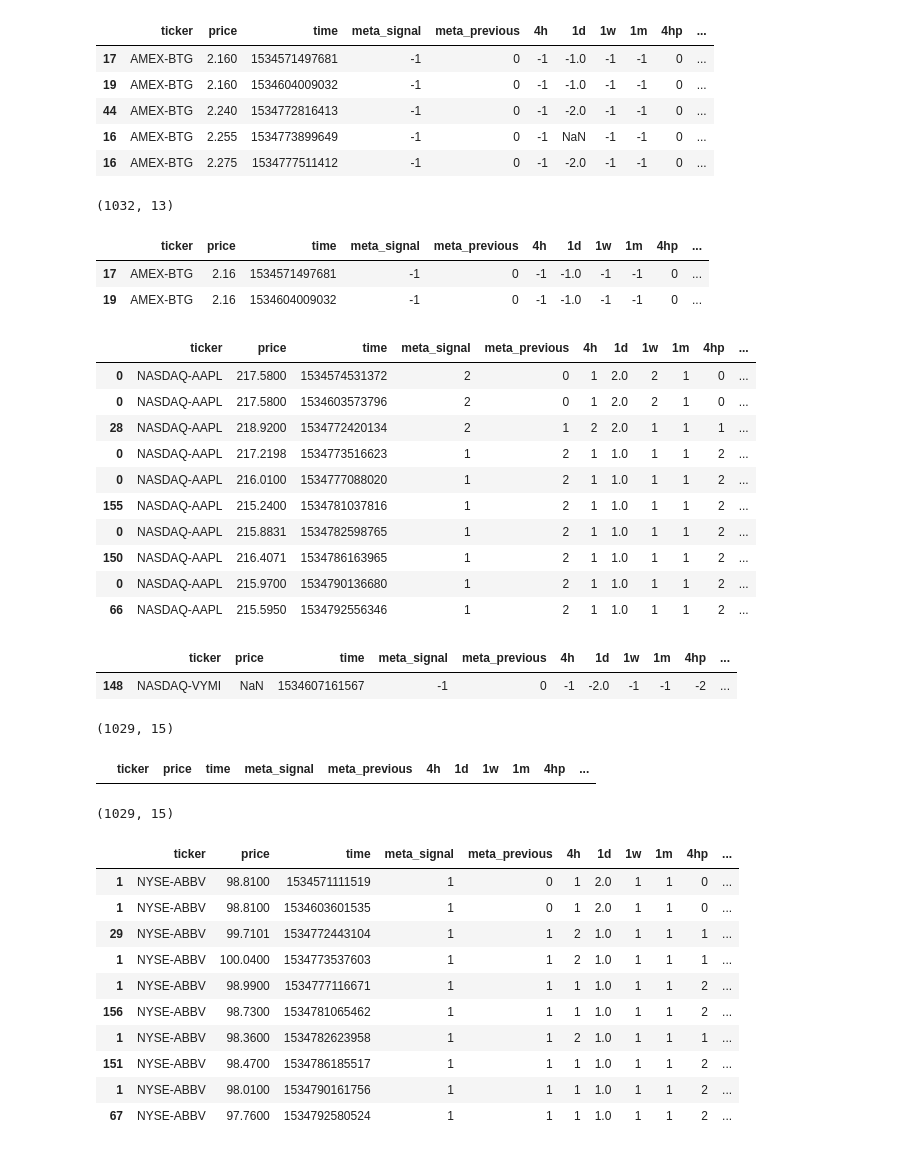
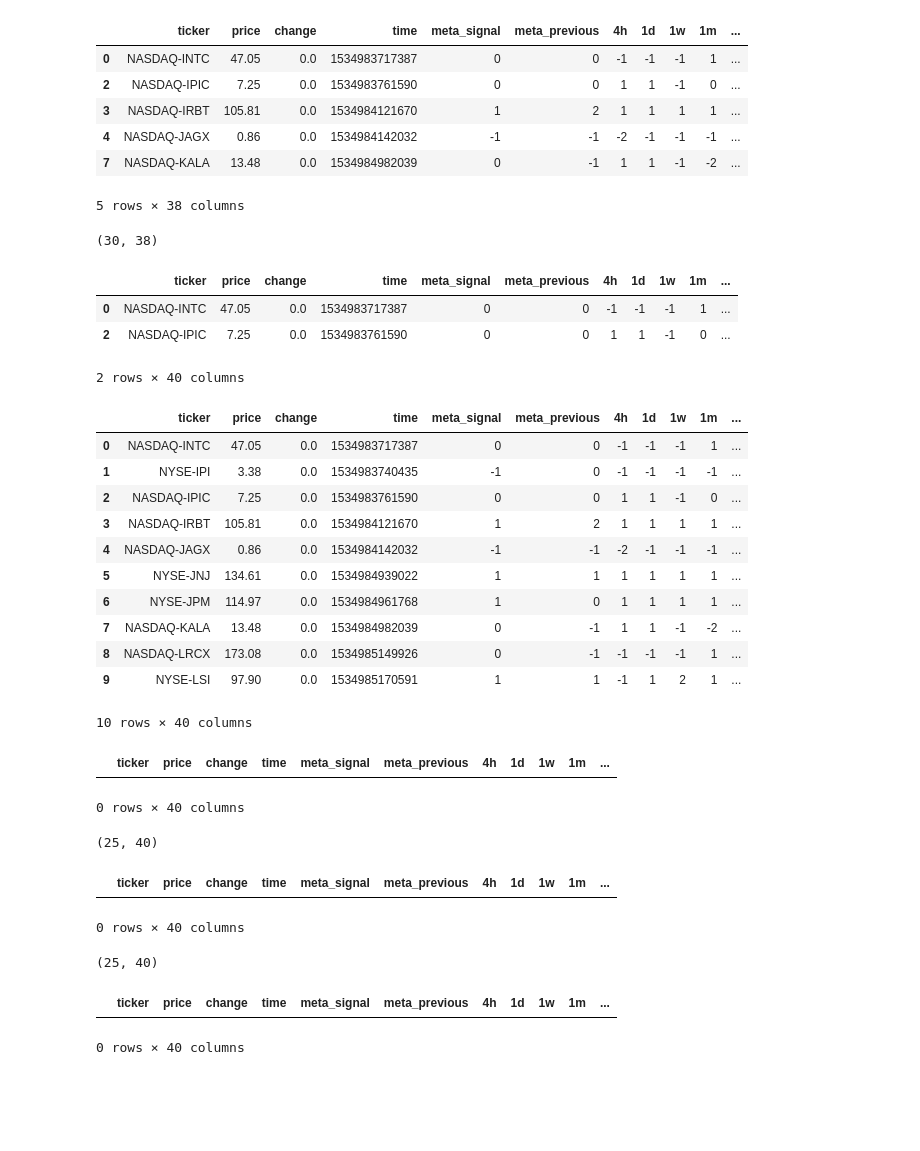
Before and after one commit to atomantic/stock_signals, a Jupyter notebook: data/Signals.ipynb, the cells around one changed output. Drawn from its saved outputs; the diff is of its cells as text; code cells hidden in the pictures; blank space fills up the shorter version.

```diff
--- a/data/Signals.ipynb
+++ b/data/Signals.ipynb
@@ -17,86 +11,85 @@ csv_files
 # %%
 frame = pd.DataFrame()
 list_ = []
 for file_ in csv_files:
     df = pd.read_csv(file_,index_col=None, header=None)
     list_.append(df)
 frame = pd.concat(list_)
-frame.columns = ["ticker", "price", "time",
-                "meta_signal", "meta_previous",
+frame.columns = ["ticker","price","change","time","meta_signal","meta_previous",
                 "4h","1d","1w","1m",
-                "4hp","1dp","1wp","1mp"]
+                "4hp","1dp","1wp","1mp",
+                "4h_rsi","4h_stochrsi","4h_stoch","4h_ult","4h_macd","4h_hull",
+                "1d_rsi","1d_stochrsi","1d_stoch","1d_ult","1d_macd","1d_hull",
+                "1w_rsi","1w_stochrsi","1w_stoch","1w_ult","1w_macd","1w_hull",
+                "1m_rsi","1m_stochrsi","1m_stoch","1m_ult","1m_macd","1m_hull"
+                ]
 frame.sort_values(['ticker', 'time'], inplace=True)
 frame.head(5)
 # %% [output]
-|  | ticker | price | time | meta_signal | meta_previous | 4h | 1d | 1w | 1m | 4hp | ... |
-| 17 | AMEX-BTG | 2.160 | 1534571497681 | -1 | 0 | -1 | -1.0 | -1 | -1 | 0 | ... |
-| 19 | AMEX-BTG | 2.160 | 1534604009032 | -1 | 0 | -1 | -1.0 | -1 | -1 | 0 | ... |
-| 44 | AMEX-BTG | 2.240 | 1534772816413 | -1 | 0 | -1 | -2.0 | -1 | -1 | 0 | ... |
-| 16 | AMEX-BTG | 2.255 | 1534773899649 | -1 | 0 | -1 | NaN | -1 | -1 | 0 | ... |
-| 16 | AMEX-BTG | 2.275 | 1534777511412 | -1 | 0 | -1 | -2.0 | -1 | -1 | 0 | ... |
+|  | ticker | price | change | time | meta_signal | meta_previous | 4h | 1d | 1w | 1m | ... |
+| 0 | NASDAQ-INTC | 47.05 | 0.0 | 1534983717387 | 0 | 0 | -1 | -1 | -1 | 1 | ... |
+| 2 | NASDAQ-IPIC | 7.25 | 0.0 | 1534983761590 | 0 | 0 | 1 | 1 | -1 | 0 | ... |
+| 3 | NASDAQ-IRBT | 105.81 | 0.0 | 1534984121670 | 1 | 2 | 1 | 1 | 1 | 1 | ... |
+| 4 | NASDAQ-JAGX | 0.86 | 0.0 | 1534984142032 | -1 | -1 | -2 | -1 | -1 | -1 | ... |
+| 7 | NASDAQ-KALA | 13.48 | 0.0 | 1534984982039 | 0 | -1 | 1 | 1 | -1 | -2 | ... |
+5 rows × 38 columns
 # %%
 frame.shape
 # %% [output]
-(1032, 13)
+(30, 38)
 # %%
 # split ticker into market-name
 frame['market'], frame['name'] = frame.ticker.str.split('-', 1).str
 frame.head(2)
 # %% [output]
-|  | ticker | price | time | meta_signal | meta_previous | 4h | 1d | 1w | 1m | 4hp | ... |
-| 17 | AMEX-BTG | 2.16 | 1534571497681 | -1 | 0 | -1 | -1.0 | -1 | -1 | 0 | ... |
-| 19 | AMEX-BTG | 2.16 | 1534604009032 | -1 | 0 | -1 | -1.0 | -1 | -1 | 0 | ... |
+|  | ticker | price | change | time | meta_signal | meta_previous | 4h | 1d | 1w | 1m | ... |
+| 0 | NASDAQ-INTC | 47.05 | 0.0 | 1534983717387 | 0 | 0 | -1 | -1 | -1 | 1 | ... |
+| 2 | NASDAQ-IPIC | 7.25 | 0.0 | 1534983761590 | 0 | 0 | 1 | 1 | -1 | 0 | ... |
+2 rows × 40 columns
 # %%
 frame.sort_values(['name', 'time'], inplace=True)
 frame.head(10)
 # %% [output]
-|  | ticker | price | time | meta_signal | meta_previous | 4h | 1d | 1w | 1m | 4hp | ... |
-| 0 | NASDAQ-AAPL | 217.5800 | 1534574531372 | 2 | 0 | 1 | 2.0 | 2 | 1 | 0 | ... |
-| 0 | NASDAQ-AAPL | 217.5800 | 1534603573796 | 2 | 0 | 1 | 2.0 | 2 | 1 | 0 | ... |
-| 28 | NASDAQ-AAPL | 218.9200 | 1534772420134 | 2 | 1 | 2 | 2.0 | 1 | 1 | 1 | ... |
-| 0 | NASDAQ-AAPL | 217.2198 | 1534773516623 | 1 | 2 | 1 | 1.0 | 1 | 1 | 2 | ... |
-| 0 | NASDAQ-AAPL | 216.0100 | 1534777088020 | 1 | 2 | 1 | 1.0 | 1 | 1 | 2 | ... |
-| 155 | NASDAQ-AAPL | 215.2400 | 1534781037816 | 1 | 2 | 1 | 1.0 | 1 | 1 | 2 | ... |
-| 0 | NASDAQ-AAPL | 215.8831 | 1534782598765 | 1 | 2 | 1 | 1.0 | 1 | 1 | 2 | ... |
-| 150 | NASDAQ-AAPL | 216.4071 | 1534786163965 | 1 | 2 | 1 | 1.0 | 1 | 1 | 2 | ... |
-| 0 | NASDAQ-AAPL | 215.9700 | 1534790136680 | 1 | 2 | 1 | 1.0 | 1 | 1 | 2 | ... |
-| 66 | NASDAQ-AAPL | 215.5950 | 1534792556346 | 1 | 2 | 1 | 1.0 | 1 | 1 | 2 | ... |
+|  | ticker | price | change | time | meta_signal | meta_previous | 4h | 1d | 1w | 1m | ... |
+| 0 | NASDAQ-INTC | 47.05 | 0.0 | 1534983717387 | 0 | 0 | -1 | -1 | -1 | 1 | ... |
+| 1 | NYSE-IPI | 3.38 | 0.0 | 1534983740435 | -1 | 0 | -1 | -1 | -1 | -1 | ... |
+| 2 | NASDAQ-IPIC | 7.25 | 0.0 | 1534983761590 | 0 | 0 | 1 | 1 | -1 | 0 | ... |
+| 3 | NASDAQ-IRBT | 105.81 | 0.0 | 1534984121670 | 1 | 2 | 1 | 1 | 1 | 1 | ... |
+| 4 | NASDAQ-JAGX | 0.86 | 0.0 | 1534984142032 | -1 | -1 | -2 | -1 | -1 | -1 | ... |
+| 5 | NYSE-JNJ | 134.61 | 0.0 | 1534984939022 | 1 | 1 | 1 | 1 | 1 | 1 | ... |
+| 6 | NYSE-JPM | 114.97 | 0.0 | 1534984961768 | 1 | 0 | 1 | 1 | 1 | 1 | ... |
+| 7 | NASDAQ-KALA | 13.48 | 0.0 | 1534984982039 | 0 | -1 | 1 | 1 | -1 | -2 | ... |
+| 8 | NASDAQ-LRCX | 173.08 | 0.0 | 1534985149926 | 0 | -1 | -1 | -1 | -1 | 1 | ... |
+| 9 | NYSE-LSI | 97.90 | 0.0 | 1534985170591 | 1 | 1 | -1 | 1 | 2 | 1 | ... |
+10 rows × 40 columns
 # %%
 # failures to get price (numeric conversion)
 frame[frame.price.isnull()]
 # %% [output]
-|  | ticker | price | time | meta_signal | meta_previous | 4h | 1d | 1w | 1m | 4hp | ... |
-| 148 | NASDAQ-VYMI | NaN | 1534607161567 | -1 | 0 | -1 | -2.0 | -1 | -1 | -2 | ... |
+|  | ticker | price | change | time | meta_signal | meta_previous | 4h | 1d | 1w | 1m | ... |
+0 rows × 40 columns
 # %%
 frame = frame.dropna()
 frame.shape
 # %% [output]
-(1029, 15)
+(25, 40)
 # %%
 # more failures to get price
 frame[frame.price == 0]
 # %% [output]
-|  | ticker | price | time | meta_signal | meta_previous | 4h | 1d | 1w | 1m | 4hp | ... |
+|  | ticker | price | change | time | meta_signal | meta_previous | 4h | 1d | 1w | 1m | ... |
+0 rows × 40 columns
 # %%
 frame = frame[frame.price!=0]
 frame.shape
 # %% [output]
-(1029, 15)
+(25, 40)
 # %%
 abbv = frame[frame.ticker.astype(str).str.match("NYSE-ABBV")]
 abbv
 # %% [output]
-|  | ticker | price | time | meta_signal | meta_previous | 4h | 1d | 1w | 1m | 4hp | ... |
-| 1 | NYSE-ABBV | 98.8100 | 1534571111519 | 1 | 0 | 1 | 2.0 | 1 | 1 | 0 | ... |
-| 1 | NYSE-ABBV | 98.8100 | 1534603601535 | 1 | 0 | 1 | 2.0 | 1 | 1 | 0 | ... |
-| 29 | NYSE-ABBV | 99.7101 | 1534772443104 | 1 | 1 | 2 | 1.0 | 1 | 1 | 1 | ... |
-| 1 | NYSE-ABBV | 100.0400 | 1534773537603 | 1 | 1 | 2 | 1.0 | 1 | 1 | 1 | ... |
-| 1 | NYSE-ABBV | 98.9900 | 1534777116671 | 1 | 1 | 1 | 1.0 | 1 | 1 | 2 | ... |
-| 156 | NYSE-ABBV | 98.7300 | 1534781065462 | 1 | 1 | 1 | 1.0 | 1 | 1 | 2 | ... |
-| 1 | NYSE-ABBV | 98.3600 | 1534782623958 | 1 | 1 | 2 | 1.0 | 1 | 1 | 1 | ... |
-| 151 | NYSE-ABBV | 98.4700 | 1534786185517 | 1 | 1 | 1 | 1.0 | 1 | 1 | 2 | ... |
-| 1 | NYSE-ABBV | 98.0100 | 1534790161756 | 1 | 1 | 1 | 1.0 | 1 | 1 | 2 | ... |
-| 67 | NYSE-ABBV | 97.7600 | 1534792580524 | 1 | 1 | 1 | 1.0 | 1 | 1 | 2 | ... |
+|  | ticker | price | change | time | meta_signal | meta_previous | 4h | 1d | 1w | 1m | ... |
+0 rows × 40 columns
 # %%
 # remove duplicates
 df = frame.drop_duplicates(["ticker", "price",
```
Also changed, not shown: parts of 5 cells of this notebook, 7 other files.
